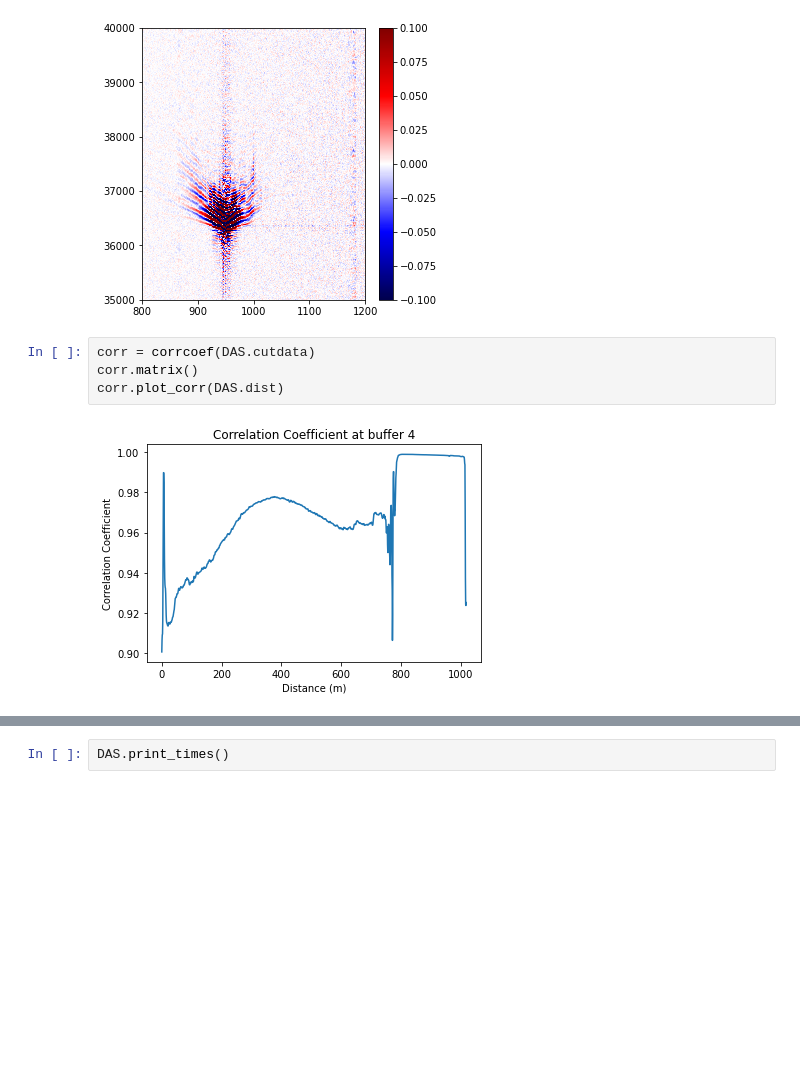
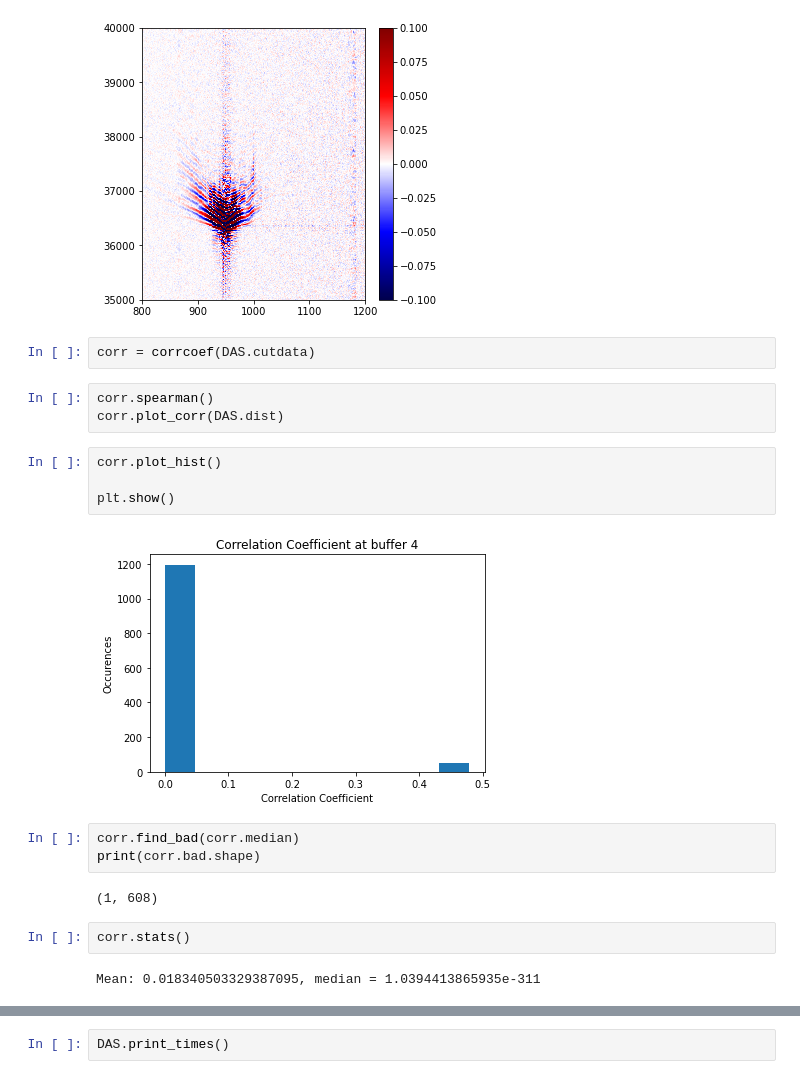
Before and after one commit to SeunghooKim/DASCoupling, a Jupyter notebook: correlation_coef.ipynb, the cells around one changed output, grey strips where cells are left out. Cells and saved outputs as stored; diff of their text form; blank space fills up the shorter version.

```diff
--- a/correlation_coef.ipynb
+++ b/correlation_coef.ipynb
@@ -141,9 +158,23 @@ plt.xlim([800,1200])
 plt.show()
 # %% [output]
 [figure]
+# %%
+corr = corrcoef(DAS.cutdata)
 # %%
-corr = corrcoef(DAS.cutdata)
-corr.matrix()
+corr.spearman()
 corr.plot_corr(DAS.dist)
-# %% [output]
-[figure, removed]
+# %%
+corr.plot_hist()
+
+plt.show()
+# %% [output]
+[figure, added]
+# %%
+corr.find_bad(corr.median)
+print(corr.bad.shape)
+# %% [output]
+(1, 608)
+# %%
+corr.stats()
+# %% [output]
+Mean: 0.018340503329387095, median = 1.0394413865935e-311
```
Also changed, not shown: parts of 8 cells of this notebook.
